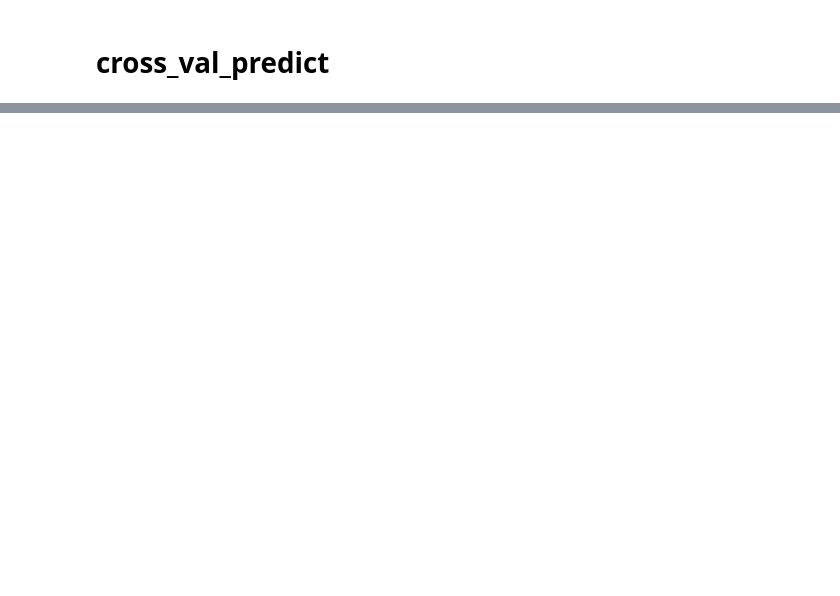
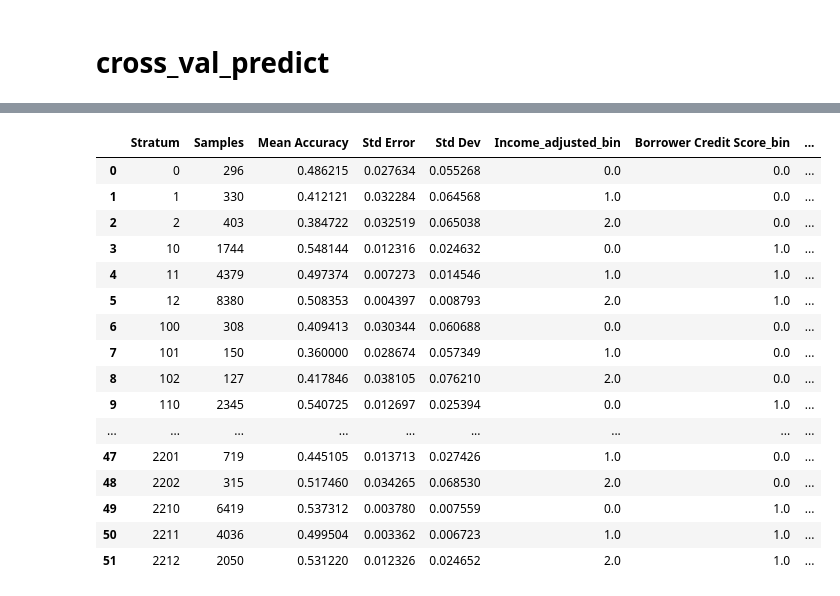
Before and after one commit to MatinMarjani/CIS890, a Jupyter notebook: Classification/BoGender_Classification.ipynb, the cells around one changed output, grey strips where cells are left out. Drawn from its saved outputs; the diff is of its cells as text; code cells hidden in the pictures; blank space fills up the shorter version.

```diff
--- a/Classification/BoGender_Classification.ipynb
+++ b/Classification/BoGender_Classification.ipynb
@@ -282,0 +548,30 @@ plt.show()
+# %%
+results_df['Stratum'] = results_df['Stratum'].astype(int)
+bin_df = pd.DataFrame(binned_controls, columns=[f"{var}_bin" for var in control_vars])
+df_strata = pd.concat([df_clean.reset_index(drop=True), bin_df], axis=1)
+df_strata["Stratum"] = np.sum(binned_controls * (10 ** np.arange(binned_controls.shape[1])), axis=1)
+decoded = df_strata.groupby("Stratum")[[f"{var}_bin" for var in control_vars]].first().reset_index()
+results_with_bins = results_df.merge(
+    df_strata.groupby("Stratum")[[f"{var}_bin" for var in control_vars]].first().reset_index(),
+    on="Stratum", how="left"
+)
+results_with_bins.to_csv('BoGender_Fairness.csv', index=False)
+results_with_bins
+# %% [output]
+|  | Stratum | Samples | Mean Accuracy | Std Error | Std Dev | Income_adjusted_bin | Borrower Credit Score_bin | ... |
+| 0 | 0 | 296 | 0.486215 | 0.027634 | 0.055268 | 0.0 | 0.0 | ... |
+| 1 | 1 | 330 | 0.412121 | 0.032284 | 0.064568 | 1.0 | 0.0 | ... |
+| 2 | 2 | 403 | 0.384722 | 0.032519 | 0.065038 | 2.0 | 0.0 | ... |
+| 3 | 10 | 1744 | 0.548144 | 0.012316 | 0.024632 | 0.0 | 1.0 | ... |
+| 4 | 11 | 4379 | 0.497374 | 0.007273 | 0.014546 | 1.0 | 1.0 | ... |
+| 5 | 12 | 8380 | 0.508353 | 0.004397 | 0.008793 | 2.0 | 1.0 | ... |
+| 6 | 100 | 308 | 0.409413 | 0.030344 | 0.060688 | 0.0 | 0.0 | ... |
+| 7 | 101 | 150 | 0.360000 | 0.028674 | 0.057349 | 1.0 | 0.0 | ... |
+| 8 | 102 | 127 | 0.417846 | 0.038105 | 0.076210 | 2.0 | 0.0 | ... |
+| 9 | 110 | 2345 | 0.540725 | 0.012697 | 0.025394 | 0.0 | 1.0 | ... |
+| ... | ... | ... | ... | ... | ... | ... | ... | ... |
+| 47 | 2201 | 719 | 0.445105 | 0.013713 | 0.027426 | 1.0 | 0.0 | ... |
+| 48 | 2202 | 315 | 0.517460 | 0.034265 | 0.068530 | 2.0 | 0.0 | ... |
+| 49 | 2210 | 6419 | 0.537312 | 0.003780 | 0.007559 | 0.0 | 1.0 | ... |
+| 50 | 2211 | 4036 | 0.499504 | 0.003362 | 0.006723 | 1.0 | 1.0 | ... |
+| 51 | 2212 | 2050 | 0.531220 | 0.012326 | 0.024652 | 2.0 | 1.0 | ... |
```
Also changed, not shown: parts of 12 cells of this notebook, 3 other files.
